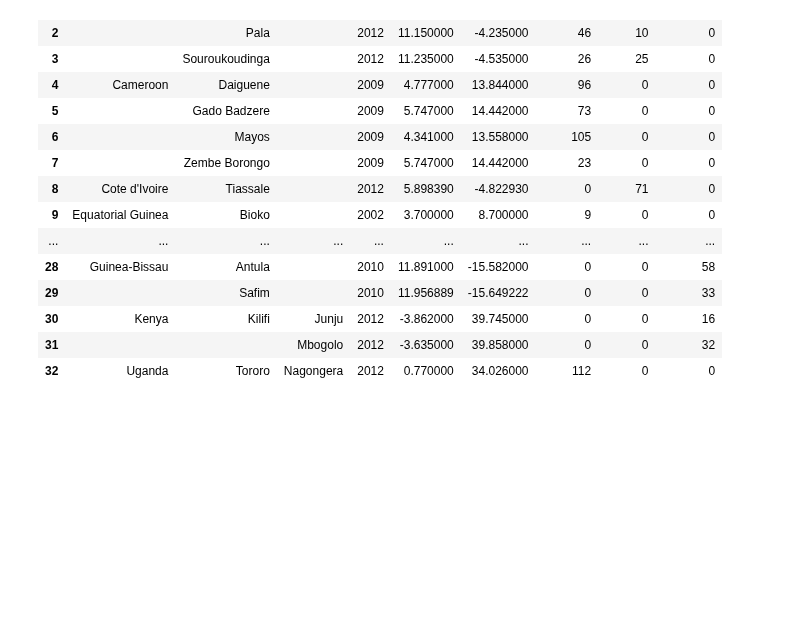
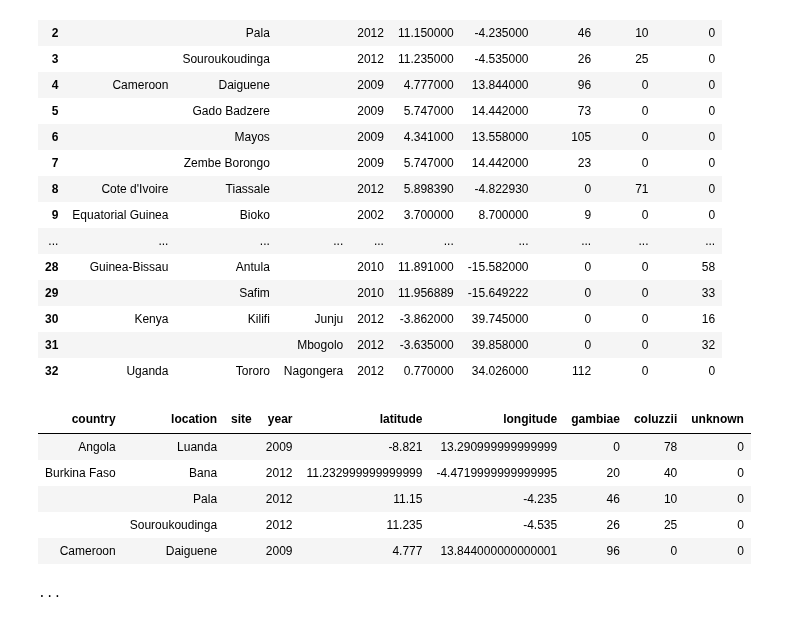
Before and after one commit to alimanfoo/ag1000g-phase2-data-paper, a Jupyter notebook: notebooks/Table_sampling_locations.ipynb, the cells around one changed output. Drawn from its saved outputs; the diff is of its cells as text; code cells hidden in the pictures; blank space fills up the shorter version.

Commit message:
first draft collections table

```diff
--- a/notebooks/Table_sampling_locations.ipynb
+++ b/notebooks/Table_sampling_locations.ipynb
@@ -105,0 +107,12 @@ with open('../tables/test_table.tex', 'w') as tf:
+# %%
+a = etl.fromdataframe(hm)
+# %%
+a
+# %% [output]
+| country | location | site | year | latitude | longitude | gambiae | coluzzii | unknown |
+| Angola | Luanda |  | 2009 | -8.821 | 13.290999999999999 | 0 | 78 | 0 |
+| Burkina Faso | Bana |  | 2012 | 11.232999999999999 | -4.4719999999999995 | 20 | 40 | 0 |
+|  | Pala |  | 2012 | 11.15 | -4.235 | 46 | 10 | 0 |
+|  | Souroukoudinga |  | 2012 | 11.235 | -4.535 | 26 | 25 | 0 |
+| Cameroon | Daiguene |  | 2009 | 4.777 | 13.844000000000001 | 96 | 0 | 0 |
+...
```
Also changed, not shown: parts of 7 cells of this notebook, 3 other files.
